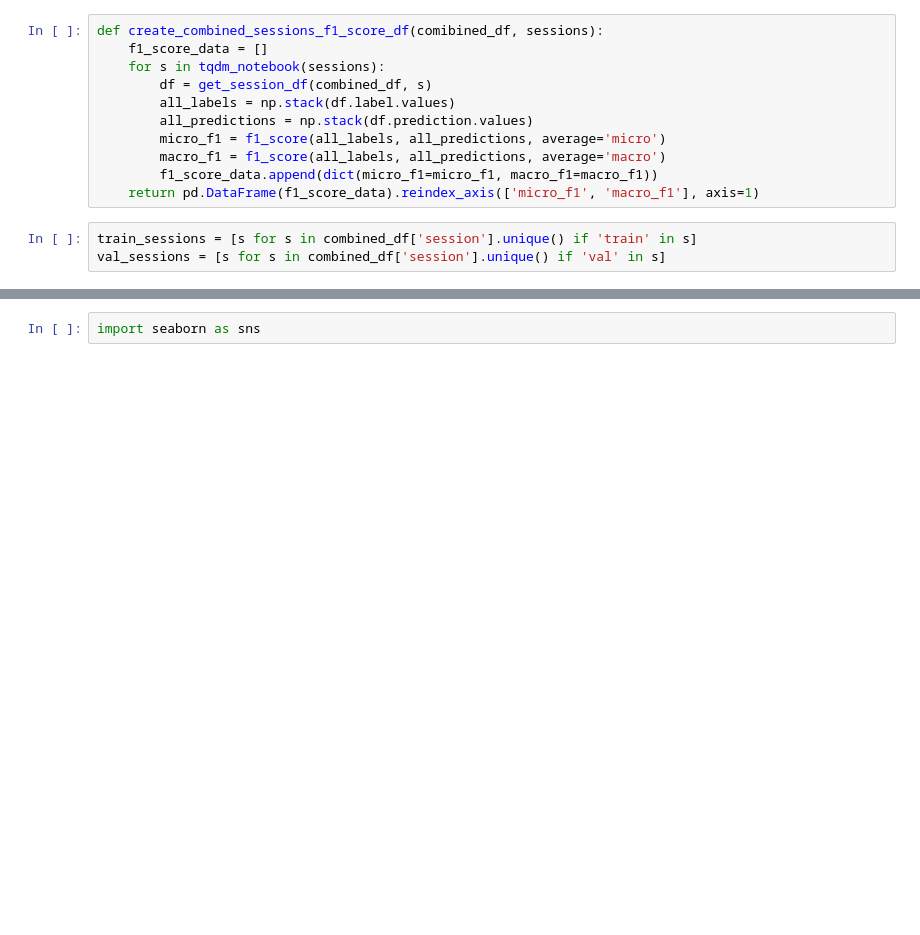
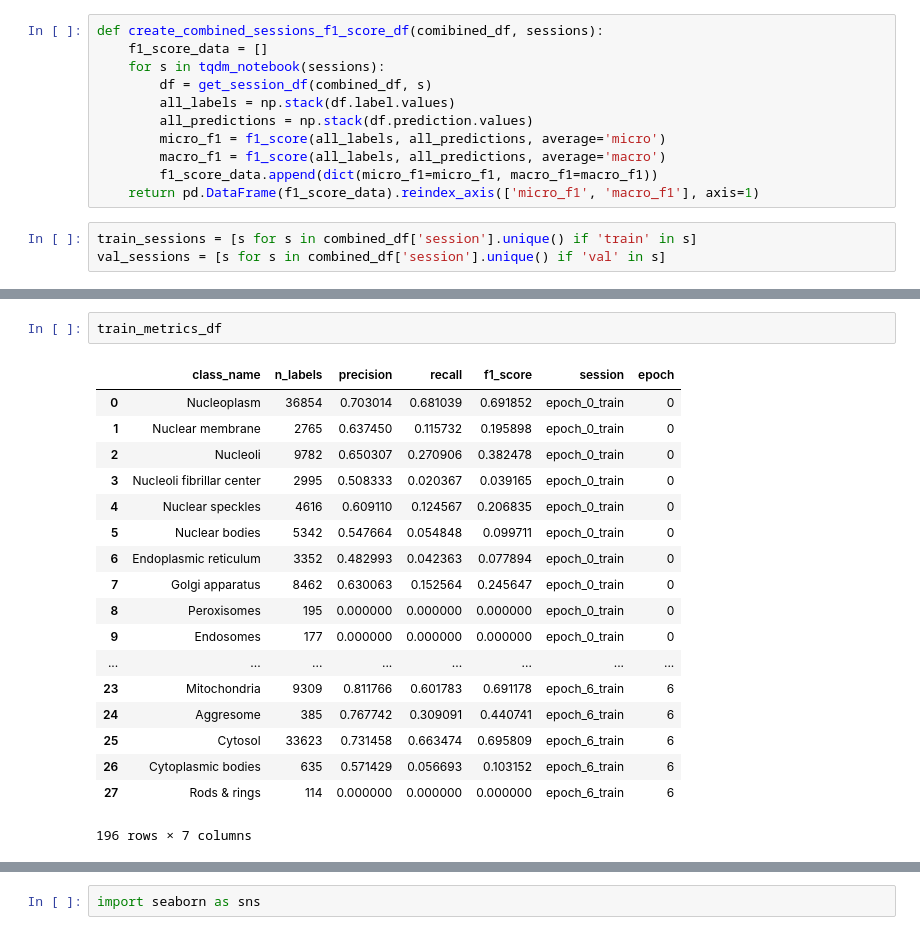
Before and after one commit to kevinlu1211/atlas-human-protein-classification, a Jupyter notebook: src/notebook/diagnosis.ipynb, the cells around one changed output, grey strips where cells are left out. Drawn from its saved outputs; the diff is of its cells as text; blank space fills up the shorter version.

```diff
--- a/src/notebook/diagnosis.ipynb
+++ b/src/notebook/diagnosis.ipynb
@@ -135,0 +147,21 @@ val_f1_score_df
+# %%
+train_metrics_df
+# %% [output]
+|  | class_name | n_labels | precision | recall | f1_score | session | epoch |
+| 0 | Nucleoplasm | 36854 | 0.703014 | 0.681039 | 0.691852 | epoch_0_train | 0 |
+| 1 | Nuclear membrane | 2765 | 0.637450 | 0.115732 | 0.195898 | epoch_0_train | 0 |
+| 2 | Nucleoli | 9782 | 0.650307 | 0.270906 | 0.382478 | epoch_0_train | 0 |
+| 3 | Nucleoli fibrillar center | 2995 | 0.508333 | 0.020367 | 0.039165 | epoch_0_train | 0 |
+| 4 | Nuclear speckles | 4616 | 0.609110 | 0.124567 | 0.206835 | epoch_0_train | 0 |
+| 5 | Nuclear bodies | 5342 | 0.547664 | 0.054848 | 0.099711 | epoch_0_train | 0 |
+| 6 | Endoplasmic reticulum | 3352 | 0.482993 | 0.042363 | 0.077894 | epoch_0_train | 0 |
+| 7 | Golgi apparatus | 8462 | 0.630063 | 0.152564 | 0.245647 | epoch_0_train | 0 |
+| 8 | Peroxisomes | 195 | 0.000000 | 0.000000 | 0.000000 | epoch_0_train | 0 |
+| 9 | Endosomes | 177 | 0.000000 | 0.000000 | 0.000000 | epoch_0_train | 0 |
+| ... | ... | ... | ... | ... | ... | ... | ... |
+| 23 | Mitochondria | 9309 | 0.811766 | 0.601783 | 0.691178 | epoch_6_train | 6 |
+| 24 | Aggresome | 385 | 0.767742 | 0.309091 | 0.440741 | epoch_6_train | 6 |
+| 25 | Cytosol | 33623 | 0.731458 | 0.663474 | 0.695809 | epoch_6_train | 6 |
+| 26 | Cytoplasmic bodies | 635 | 0.571429 | 0.056693 | 0.103152 | epoch_6_train | 6 |
+| 27 | Rods & rings | 114 | 0.000000 | 0.000000 | 0.000000 | epoch_6_train | 6 |
+196 rows × 7 columns
```
Also changed, not shown: parts of 9 cells of this notebook, 5 other files.
